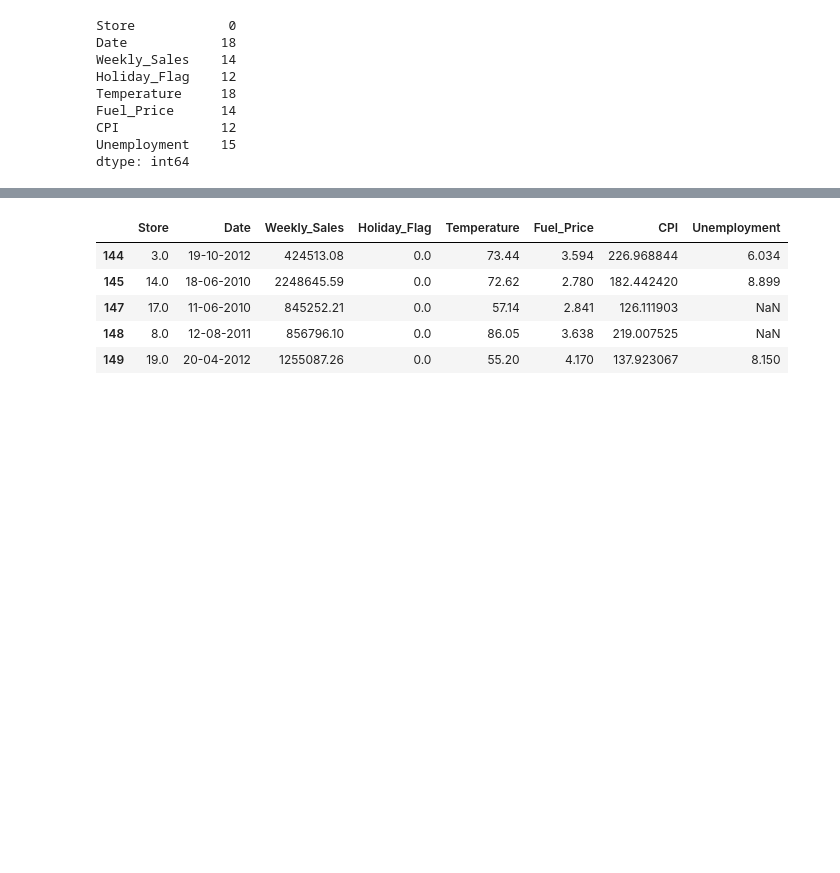
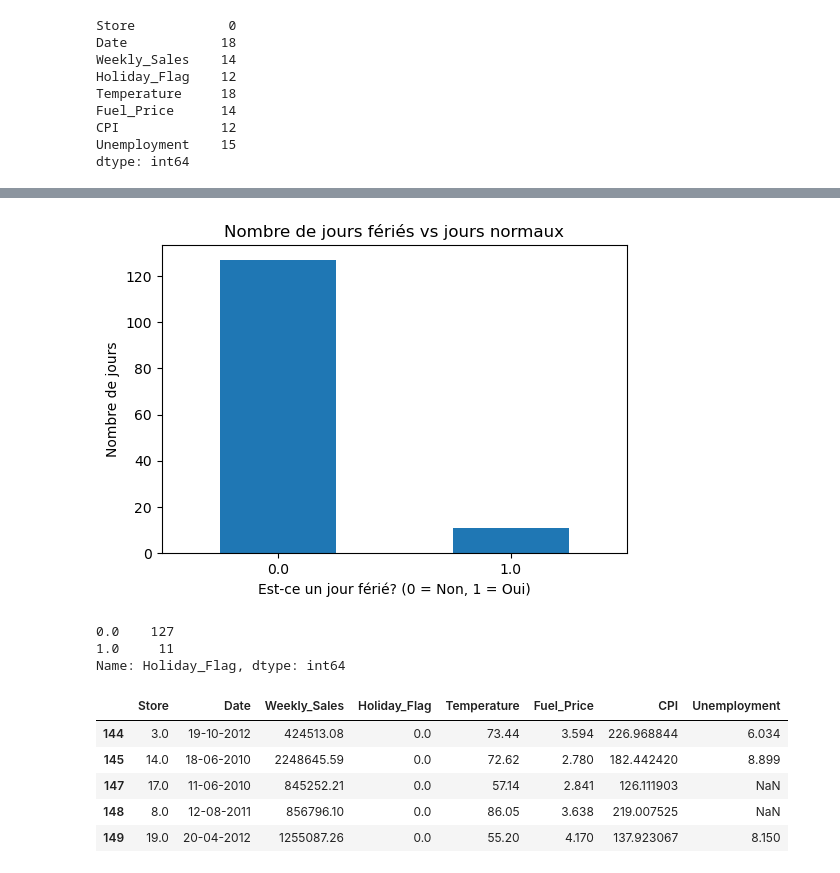
Before and after one commit to StephaneDustin/StephaneDustin, a Jupyter notebook: Jedha/Project_Walmart - Copie/Walmart_final.ipynb, the cells around one changed output, grey strips where cells are left out. Cells and saved outputs as stored; diff of their text form; code cells hidden in the pictures; blank space fills up the shorter version.

```diff
--- a/Jedha/Project_Walmart - Copie/Walmart_final.ipynb
+++ b/Jedha/Project_Walmart - Copie/Walmart_final.ipynb
@@ -78,3 +134,22 @@ dtype: int64
+# %%
+holiday_counts = df['Holiday_Flag'].value_counts()
+
+# let's print a bar plot
+plt.figure(figsize=(6, 4))
+holiday_counts.plot(kind='bar')
+plt.title('Nombre de jours fériés vs jours normaux')
+plt.xlabel('Est-ce un jour férié? (0 = Non, 1 = Oui)')
+plt.ylabel('Nombre de jours')
+plt.xticks(rotation=0)
+plt.show()
+# %% [output]
+[figure, added]
+# %%
+print (holiday_counts)
+# %% [output]
+0.0    127
+1.0     11
+Name: Holiday_Flag, dtype: int64
 # %%
 df.dropna(subset=['Date', 'Weekly_Sales'], inplace= True)
 df.tail()
```
Also changed, not shown: parts of 35 cells of this notebook.
